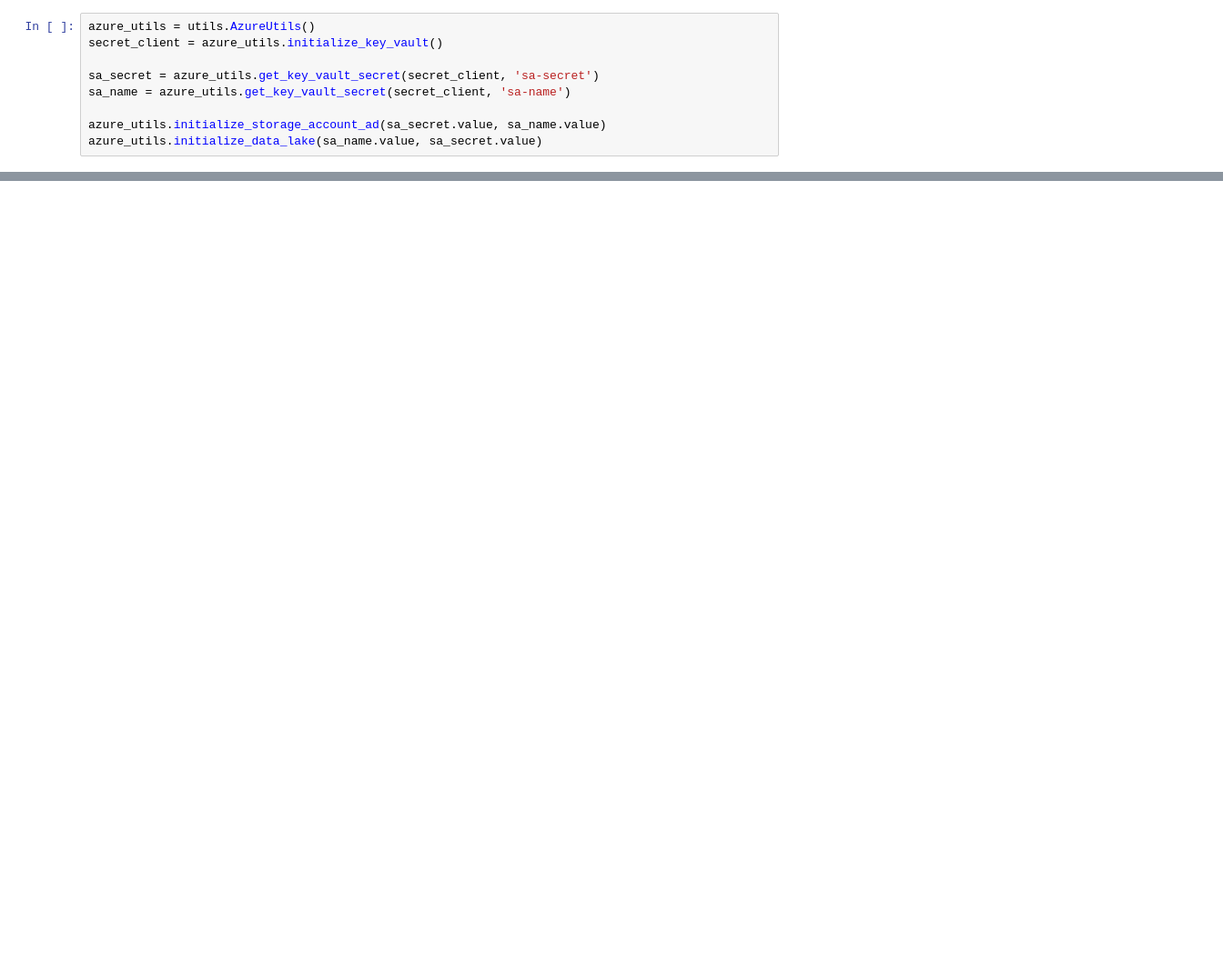
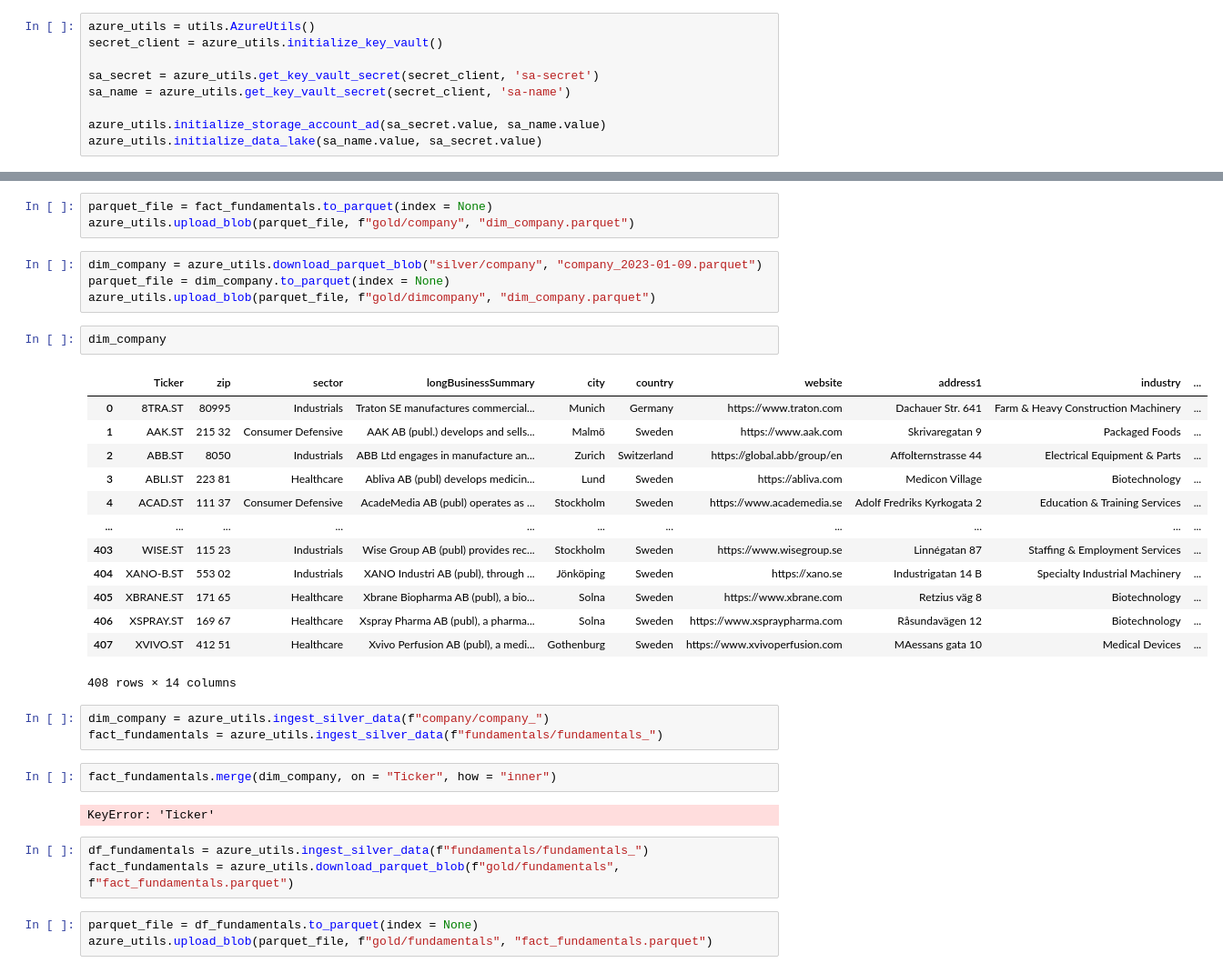
Before and after one commit to cfuru/Azure-Functions, a Jupyter notebook: func-yahoo-scraper-001/testing.ipynb, the cells around one changed output, grey strips where cells are left out. Shown: that part at 91% size. Cells and saved outputs as stored; diff of their text form; blank space fills up the shorter version.

```diff
--- a/func-yahoo-scraper-001/testing.ipynb
+++ b/func-yahoo-scraper-001/testing.ipynb
@@ -149,0 +247,36 @@ pd.concat([df1[~df1.index.isin(df2.index)], df2])
+# %%
+parquet_file = fact_fundamentals.to_parquet(index = None)
+azure_utils.upload_blob(parquet_file, f"gold/company", "dim_company.parquet")
+# %%
+dim_company = azure_utils.download_parquet_blob("silver/company", "company_2023-01-09.parquet")
+parquet_file = dim_company.to_parquet(index = None)
+azure_utils.upload_blob(parquet_file, f"gold/dimcompany", "dim_company.parquet")
+# %%
+dim_company
+# %% [output]
+|  | Ticker | zip | sector | longBusinessSummary | city | country | website | address1 | industry | ... |
+| 0 | 8TRA.ST | 80995 | Industrials | Traton SE manufactures commercial... | Munich | Germany | https://www.traton.com | Dachauer Str. 641 | Farm & Heavy Construction Machinery | ... |
+| 1 | AAK.ST | 215 32 | Consumer Defensive | AAK AB (publ.) develops and sells... | Malmö | Sweden | https://www.aak.com | Skrivaregatan 9 | Packaged Foods | ... |
+| 2 | ABB.ST | 8050 | Industrials | ABB Ltd engages in manufacture an... | Zurich | Switzerland | https://global.abb/group/en | Affolternstrasse 44 | Electrical Equipment & Parts | ... |
+| 3 | ABLI.ST | 223 81 | Healthcare | Abliva AB (publ) develops medicin... | Lund | Sweden | https://abliva.com | Medicon Village | Biotechnology | ... |
+| 4 | ACAD.ST | 111 37 | Consumer Defensive | AcadeMedia AB (publ) operates as ... | Stockholm | Sweden | https://www.academedia.se | Adolf Fredriks Kyrkogata 2 | Education & Training Services | ... |
+| ... | ... | ... | ... | ... | ... | ... | ... | ... | ... | ... |
+| 403 | WISE.ST | 115 23 | Industrials | Wise Group AB (publ) provides rec... | Stockholm | Sweden | https://www.wisegroup.se | Linnégatan 87 | Staffing & Employment Services | ... |
+| 404 | XANO-B.ST | 553 02 | Industrials | XANO Industri AB (publ), through ... | Jönköping | Sweden | https://xano.se | Industrigatan 14 B | Specialty Industrial Machinery | ... |
+| 405 | XBRANE.ST | 171 65 | Healthcare | Xbrane Biopharma AB (publ), a bio... | Solna | Sweden | https://www.xbrane.com | Retzius väg 8 | Biotechnology | ... |
+| 406 | XSPRAY.ST | 169 67 | Healthcare | Xspray Pharma AB (publ), a pharma... | Solna | Sweden | https://www.xspraypharma.com | Råsundavägen 12 | Biotechnology | ... |
+| 407 | XVIVO.ST | 412 51 | Healthcare | Xvivo Perfusion AB (publ), a medi... | Gothenburg | Sweden | https://www.xvivoperfusion.com | MAessans gata 10 | Medical Devices | ... |
+408 rows × 14 columns
+# %%
+dim_company = azure_utils.ingest_silver_data(f"company/company_")
+fact_fundamentals = azure_utils.ingest_silver_data(f"fundamentals/fundamentals_")
+# %%
+fact_fundamentals.merge(dim_company, on = "Ticker", how = "inner")
+# %% [output]
+KeyError: 'Ticker'
+# %%
+df_fundamentals = azure_utils.ingest_silver_data(f"fundamentals/fundamentals_")
+fact_fundamentals = azure_utils.download_parquet_blob(f"gold/fundamentals", f"fact_fundamentals.parquet")
+# %%
+parquet_file = df_fundamentals.to_parquet(index = None)
+azure_utils.upload_blob(parquet_file, f"gold/fundamentals", "fact_fundamentals.parquet")
```
Also changed, not shown: parts of 25 cells of this notebook, 14 other files.
